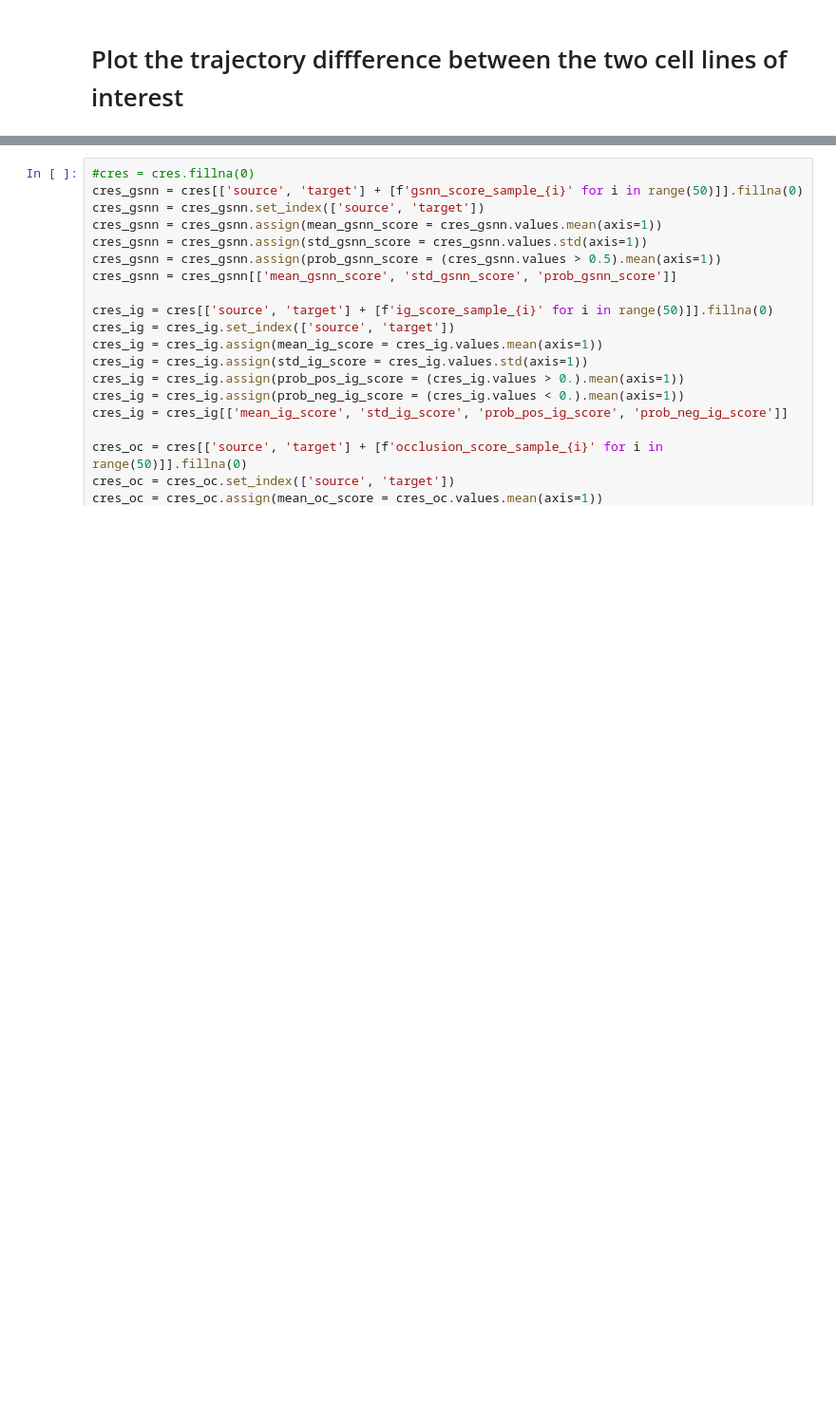
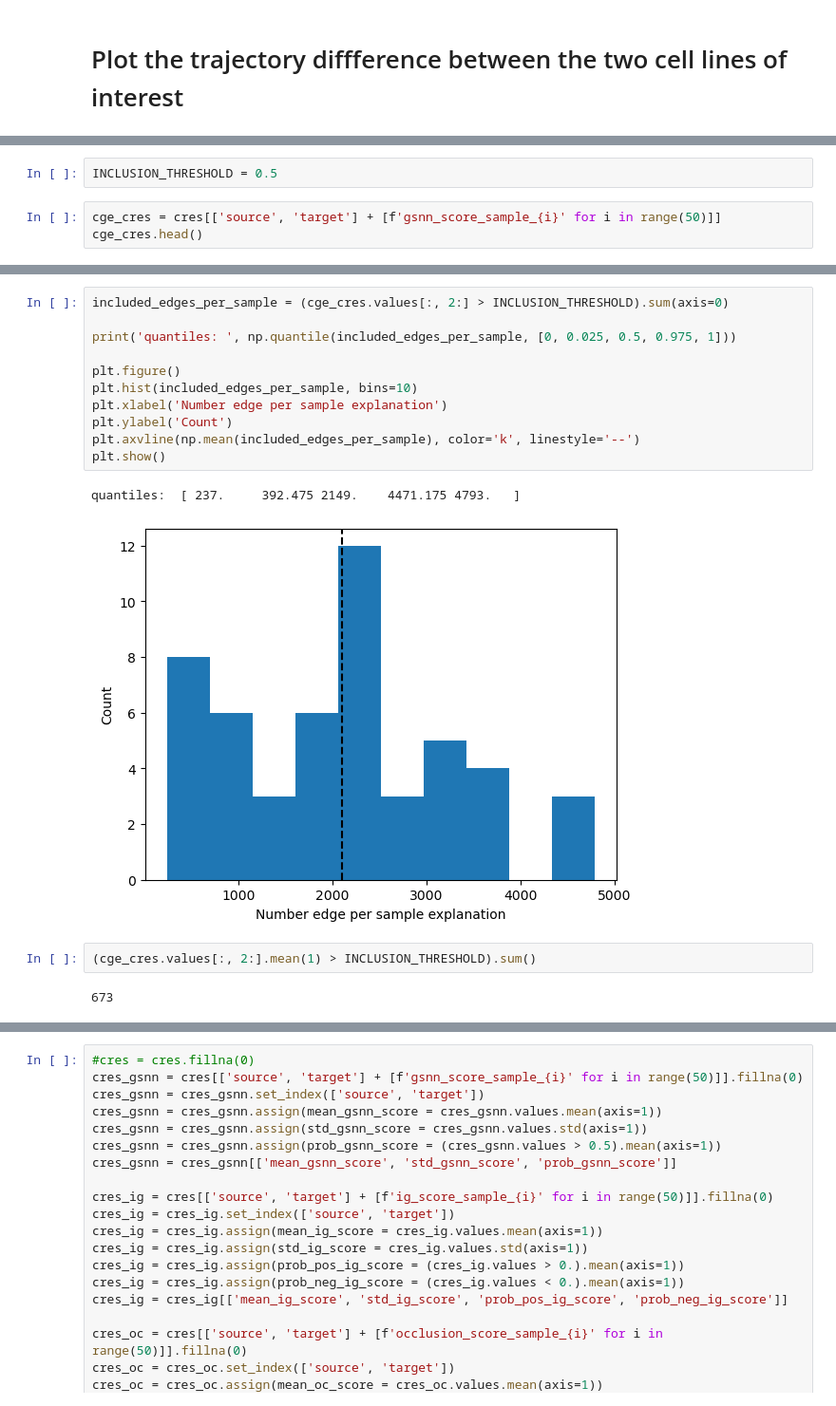
Before and after one commit to nathanieljevans/lincs-gsnn, a Jupyter notebook: notebooks/01_EXPLAIN__Trametinib_MAPK.ipynb, the cells around one changed output, grey strips where cells are left out. Shown at 95% size. Saved outputs shown, nothing was run; the diff lists cells and outputs as text; blank space fills up the shorter version.

```diff
--- a/notebooks/01_EXPLAIN__Trametinib_MAPK.ipynb
+++ b/notebooks/01_EXPLAIN__Trametinib_MAPK.ipynb
@@ -95,0 +96,5 @@ plt.show()
+# %%
+INCLUSION_THRESHOLD = 0.5
+# %%
+cge_cres = cres[['source', 'target'] + [f'gsnn_score_sample_{i}' for i in range(50)]]
+cge_cres.head()
@@ -95,0 +109,18 @@ plt.show()
+# %%
+included_edges_per_sample = (cge_cres.values[:, 2:] > INCLUSION_THRESHOLD).sum(axis=0)
+
+print('quantiles: ', np.quantile(included_edges_per_sample, [0, 0.025, 0.5, 0.975, 1]))
+
+plt.figure()
+plt.hist(included_edges_per_sample, bins=10)
+plt.xlabel('Number edge per sample explanation')
+plt.ylabel('Count')
+plt.axvline(np.mean(included_edges_per_sample), color='k', linestyle='--')
+plt.show()
+# %% [output]
+quantiles:  [ 237.     392.475 2149.    4471.175 4793.   ]
+[figure, added]
+# %%
+(cge_cres.values[:, 2:].mean(1) > INCLUSION_THRESHOLD).sum()
+# %% [output]
+673
```
Also changed, not shown: parts of 17 cells of this notebook, 1 other file.
